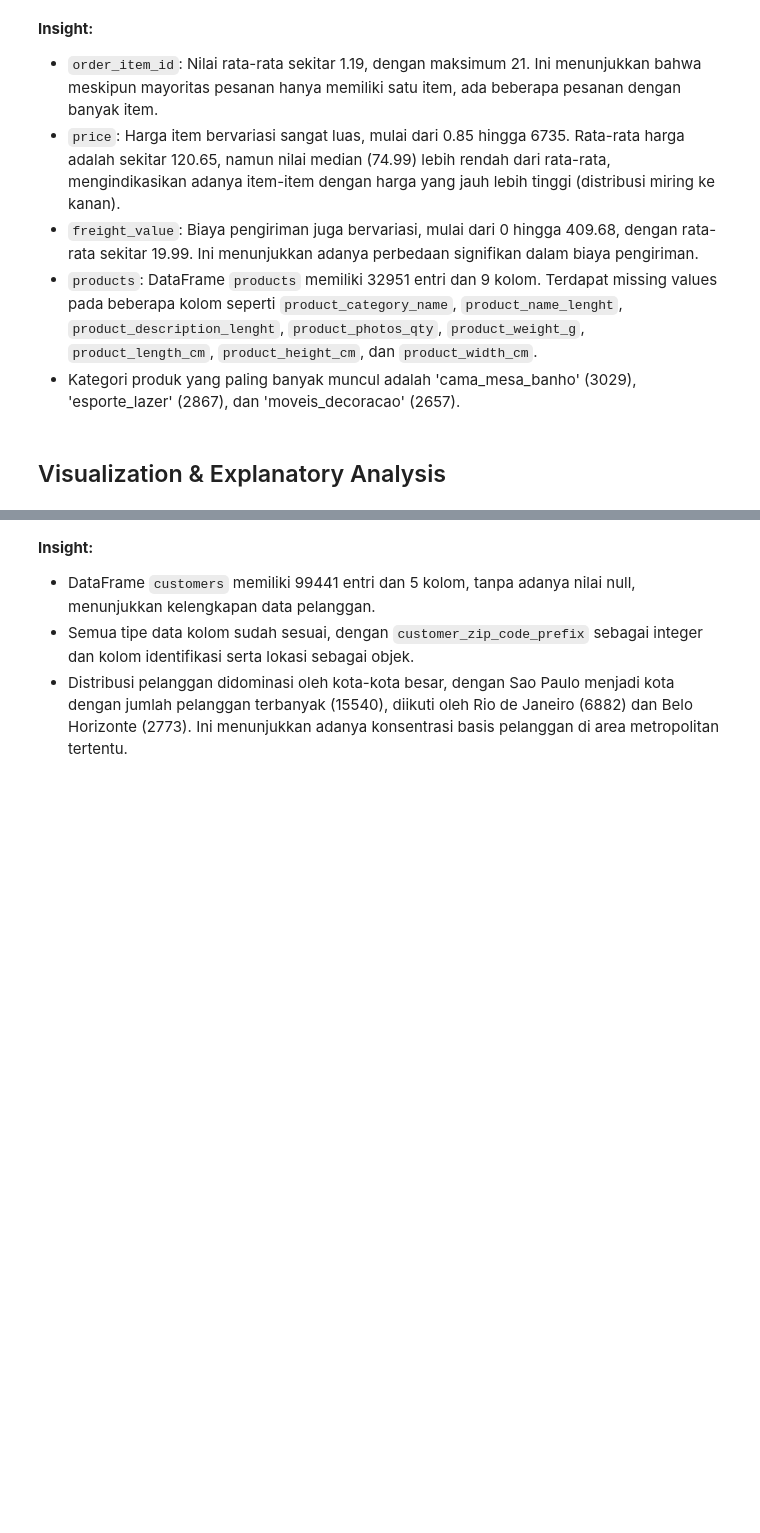
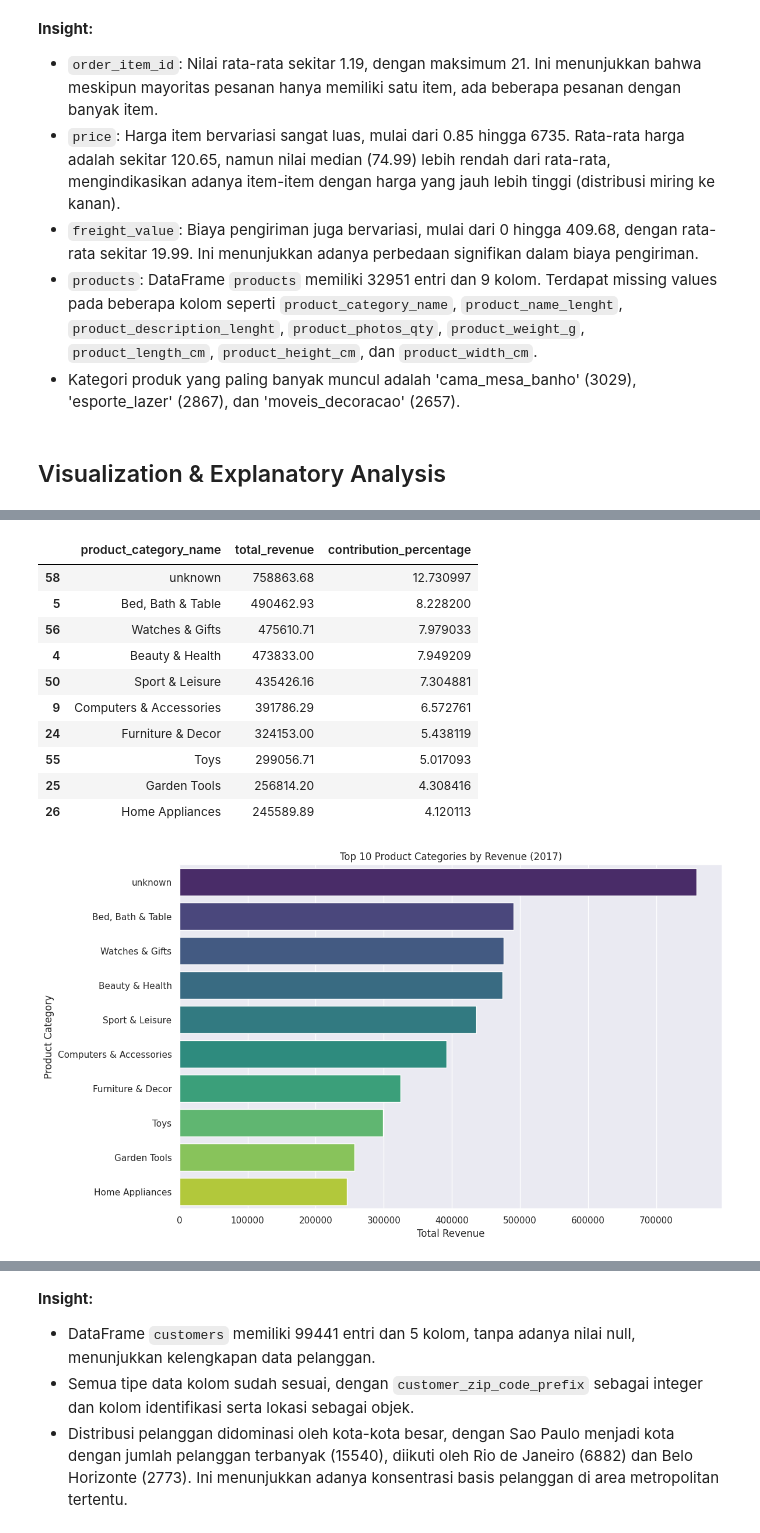
Before and after one commit to AuraGhifarani15/Analisis-Data---Aura-Ghifarani, a Jupyter notebook: Proyek_Analisis_Data_Aura_Ghifarani.ipynb, the cells around one changed output, grey strips where cells are left out. Cells and saved outputs as stored; diff of their text form; code cells hidden in the pictures; blank space fills up the shorter version.

```diff
--- a/Proyek_Analisis_Data_Aura_Ghifarani.ipynb
+++ b/Proyek_Analisis_Data_Aura_Ghifarani.ipynb
@@ -323,0 +401,60 @@ Top 10 Product Categories by Revenue and their Contribution:
+# %%
+print(f"Rentang tanggal data pesanan: {orders['order_purchase_timestamp'].min()} sampai {orders['order_purchase_timestamp'].max()}")
+
+orders_items_df = pd.merge(orders, order_items, on='order_id', how='inner')
+
+df_revenue_analysis = pd.merge(orders_items_df, products, on='product_id', how='inner')
+
+df_revenue_analysis['order_purchase_timestamp'] = pd.to_datetime(df_revenue_analysis['order_purchase_timestamp'])
+
+df_2017_revenue = df_revenue_analysis[df_revenue_analysis['order_purchase_timestamp'].dt.year == 2017]
+
+if df_2017_revenue.empty:
+    print("\n***Peringatan: Tidak ada data tersedia untuk tahun 2017 dalam dataset. Analisis revenue tidak dapat dilakukan.***\n")
+
+    df_analysis_target = pd.DataFrame(columns=df_revenue_analysis.columns)
+else:
+    df_analysis_target = df_2017_revenue
+
+category_revenue = df_analysis_target.groupby('product_category_name')['price'].sum().reset_index()
+category_revenue.rename(columns={'price': 'total_revenue'}, inplace=True)
+
+category_revenue = category_revenue.sort_values(by='total_revenue', ascending=False)
+
+total_overall_sales = category_revenue['total_revenue'].sum()
+
+category_revenue['contribution_percentage'] = (category_revenue['total_revenue'] / total_overall_sales) * 100
+
+print("Top 10 Product Categories by Revenue (2017) and their Contribution:")
+display(category_revenue.head(10))
+
+plt.figure(figsize=(12, 7))
+sns.barplot(x='total_revenue', y='product_category_name', data=category_revenue.head(10), palette='viridis', hue='product_category_name', legend=False)
+plt.title('Top 10 Product Categories by Revenue (2017)')
+plt.xlabel('Total Revenue')
+plt.ylabel('Product Category')
+plt.tight_layout()
+plt.show()
+
+plt.figure(figsize=(10, 10))
+
+top_5_categories = category_revenue.head(5)
+other_revenue = category_revenue['total_revenue'].iloc[5:].sum()
+other_percentage = category_revenue['contribution_percentage'].iloc[5:].sum()
+
+pie_data = top_5_categories.copy()
+if not category_revenue.shape[0] <= 5:
+    pie_data = pd.concat([
+        pie_data,
+        pd.DataFrame([{'product_category_name': 'Others', 'total_revenue': other_revenue, 'contribution_percentage': other_percentage}])
+    ], ignore_index=True)
+
+plt.pie(pie_data['contribution_percentage'], labels=pie_data['product_category_name'], autopct='%1.1f%%', startangle=140, pctdistance=0.85)
+centre_circle = plt.Circle((0,0),0.70,fc='white')
+fig = plt.gcf()
+fig.gca().add_artist(centre_circle)
+plt.title('Percentage Contribution of Product Categories to Total Revenue (2017 - Top 5 + Others)')
+plt.axis('equal')
+plt.tight_layout()
+plt.show()
+# %% [output]
@@ -323,0 +463,12 @@ Top 10 Product Categories by Revenue and their Contribution:
+|  | product_category_name | total_revenue | contribution_percentage |
+| 58 | unknown | 758863.68 | 12.730997 |
+| 5 | Bed, Bath & Table | 490462.93 | 8.228200 |
+| 56 | Watches & Gifts | 475610.71 | 7.979033 |
+| 4 | Beauty & Health | 473833.00 | 7.949209 |
+| 50 | Sport & Leisure | 435426.16 | 7.304881 |
+| 9 | Computers & Accessories | 391786.29 | 6.572761 |
+| 24 | Furniture & Decor | 324153.00 | 5.438119 |
+| 55 | Toys | 299056.71 | 5.017093 |
+| 25 | Garden Tools | 256814.20 | 4.308416 |
+| 26 | Home Appliances | 245589.89 | 4.120113 |
+[figure, added]
```
Also changed, not shown: parts of 19 cells of this notebook, 1 other file.
